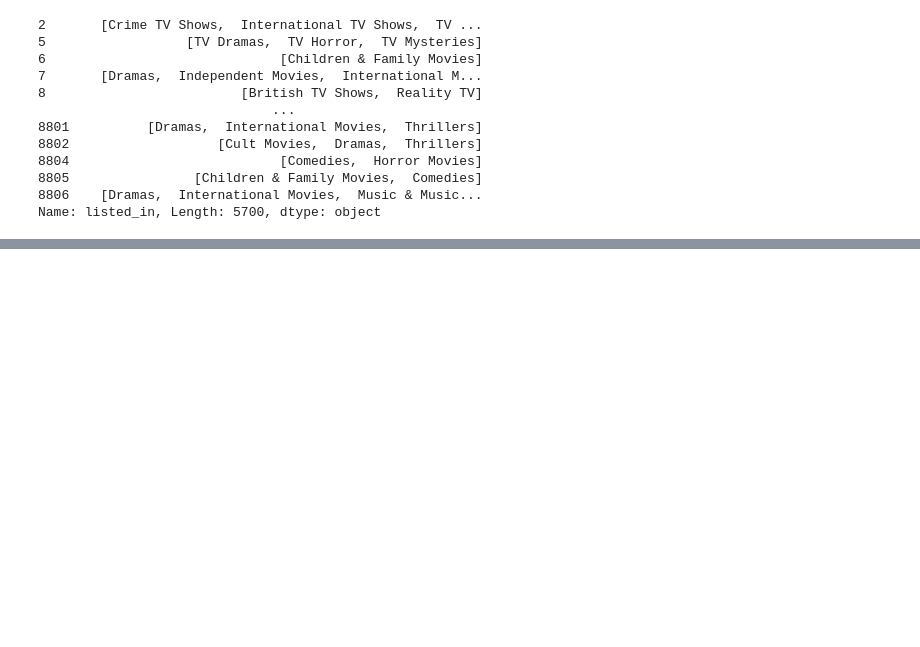
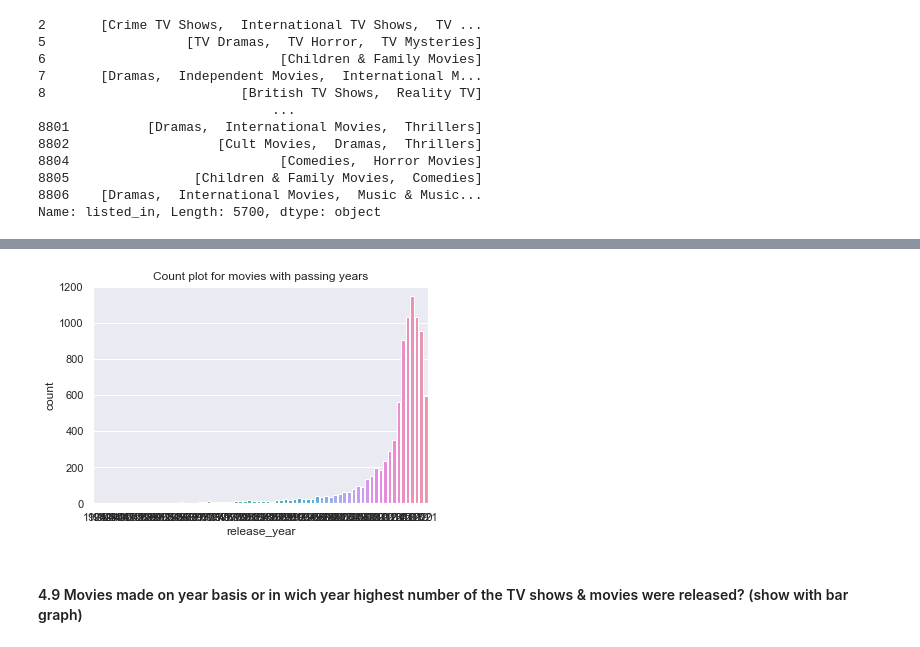
Before and after one commit to esthefaniagapito/Exploratory_Data_Analysis_EDA, a Jupyter notebook: EDA_Classes/EDA_Netflix.ipynb, the cells around one changed output, grey strips where cells are left out. Cells and saved outputs as stored; diff of their text form; code cells hidden in the pictures; blank space fills up the shorter version.

```diff
--- a/EDA_Classes/EDA_Netflix.ipynb
+++ b/EDA_Classes/EDA_Netflix.ipynb
@@ -497,0 +573,8 @@ df_netflix_copy.head(2)
+# %%
+sns.countplot(x='release_year', data=df_netflix).set_title('Count plot for movies with passing years')
+sns.set(rc={'figure.figsize':(60,20)})
+plt.show()
+# %% [output]
+[figure, added]
+# %% [markdown]
+#### 4.9 Movies made on year basis or in wich year highest number of the TV shows & movies were released? (show with bar graph)
```
Also changed, not shown: parts of 37 cells of this notebook, 3 other files.
